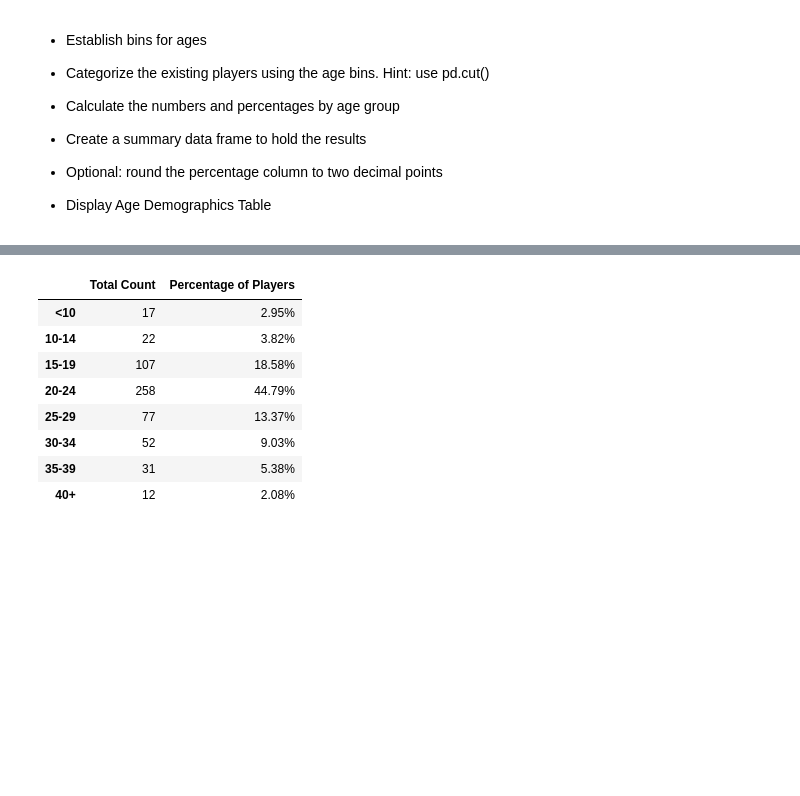
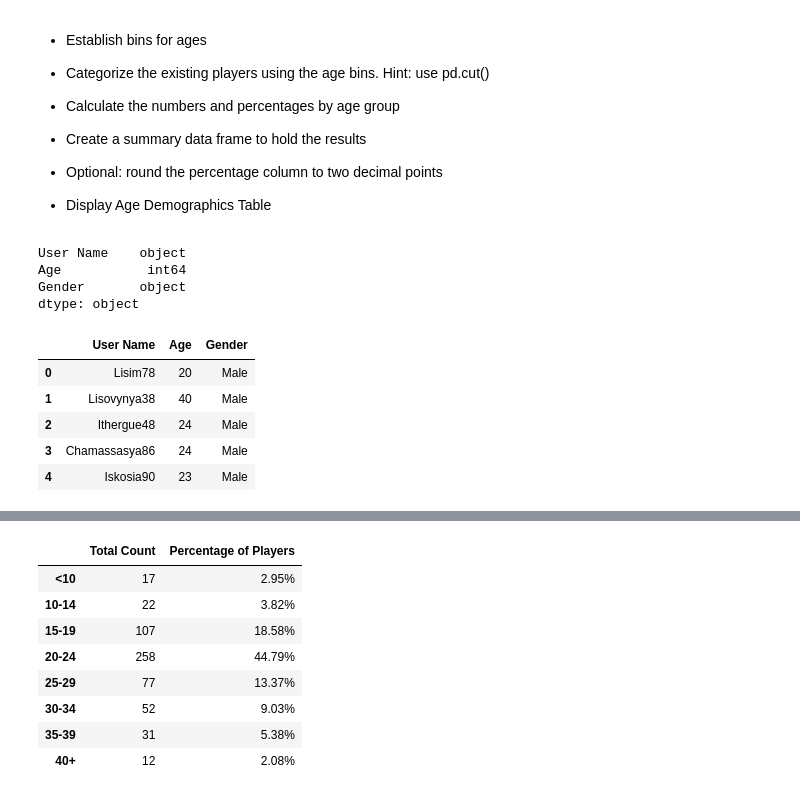
Before and after one commit to manuelamc14/heroesofpymoly-analysis, a Jupyter notebook: HeroesOfPymoli/HeroesOfPymoli_starter.ipynb, the cells around one changed output, grey strips where cells are left out. Cells and saved outputs as stored; diff of their text form; code cells hidden in the pictures; blank space fills up the shorter version.

```diff
--- a/HeroesOfPymoli/HeroesOfPymoli_starter.ipynb
+++ b/HeroesOfPymoli/HeroesOfPymoli_starter.ipynb
@@ -199,0 +203,16 @@ age_groups = ["<10", "10-14", "15-19", "20-24", "25-29", "30-34", "35-39", "40+"
+# %%
+info_copy.dtypes
+# %% [output]
+User Name    object
+Age           int64
+Gender       object
+dtype: object
+# %%
+info_copy.head()
+# %% [output]
+|  | User Name | Age | Gender |
+| 0 | Lisim78 | 20 | Male |
+| 1 | Lisovynya38 | 40 | Male |
+| 2 | Ithergue48 | 24 | Male |
+| 3 | Chamassasya86 | 24 | Male |
+| 4 | Iskosia90 | 23 | Male |
```
Also changed, not shown: parts of 5 cells of this notebook.
